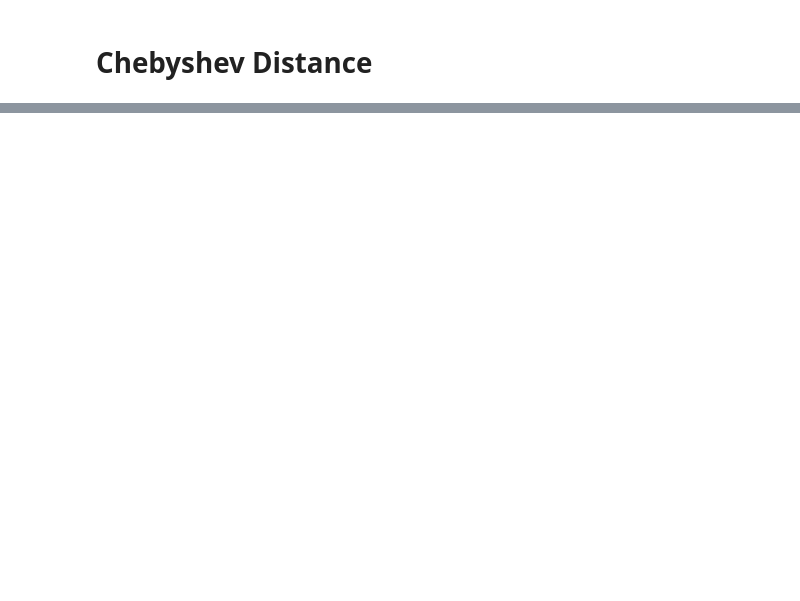
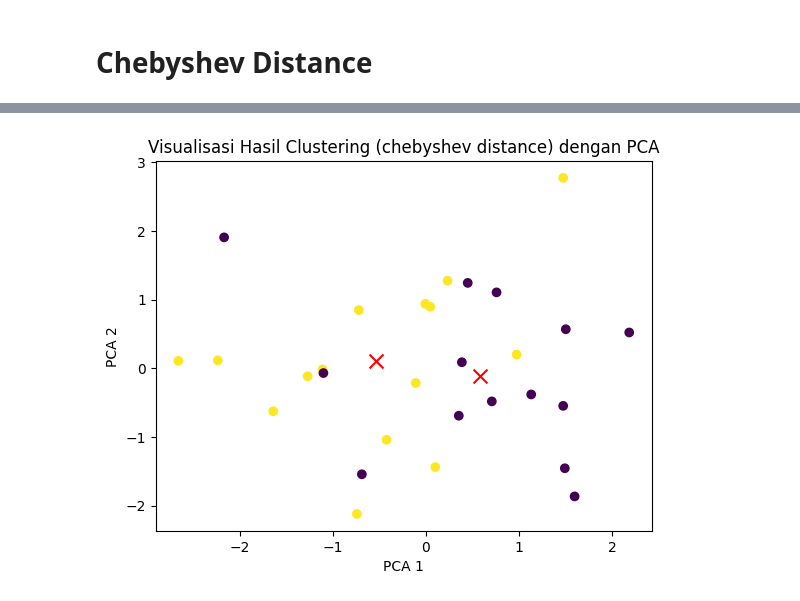
Before and after one commit to gikirima/TugasML_Kmeans, a Jupyter notebook: K_means_custom_metrics.ipynb, the cells around one changed output, grey strips where cells are left out. Drawn from its saved outputs; the diff is of its cells as text; code cells hidden in the pictures; blank space fills up the shorter version.

```diff
--- a/K_means_custom_metrics.ipynb
+++ b/K_means_custom_metrics.ipynb
@@ -302,0 +357,13 @@ plt.show()
+# %%
+# visualisasikan df_PCA dengan warna hasil clustering
+plt.scatter(df_pca[:, 0], df_pca[:, 1], c=labels_canberra)
+plt.xlabel('PCA 1')
+plt.ylabel('PCA 2')
+plt.title('Visualisasi Hasil Clustering (chebyshev distance) dengan PCA')
+
+# tampilkan centroid
+centroids_canberra = pca.transform(centroids_canberra)
+plt.scatter(centroids_canberra[:, 0], centroids_canberra[:, 1], c='red', marker='x', s=100, label='Centroids')
+plt.show()
+# %% [output]
+[figure, added]
```
Also changed, not shown: parts of 11 cells of this notebook.
